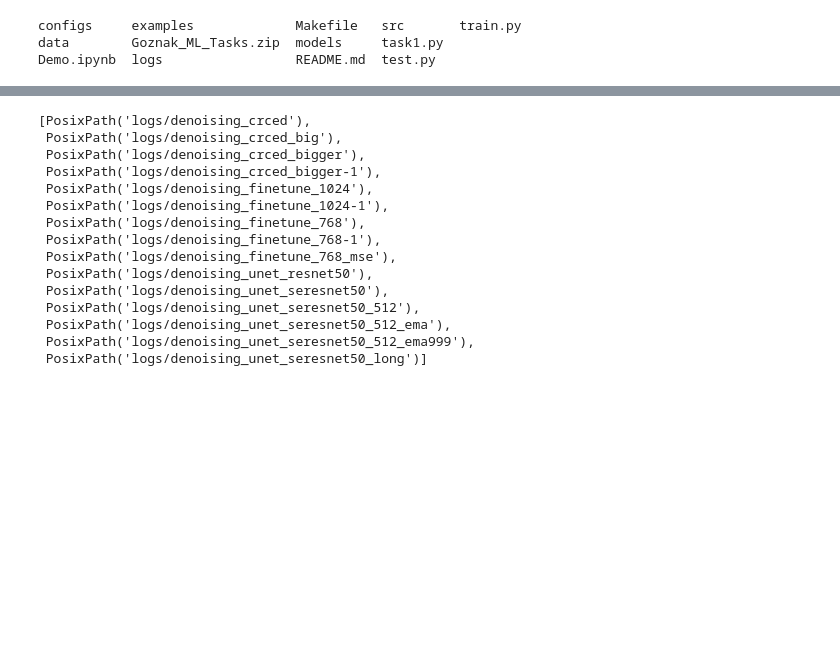
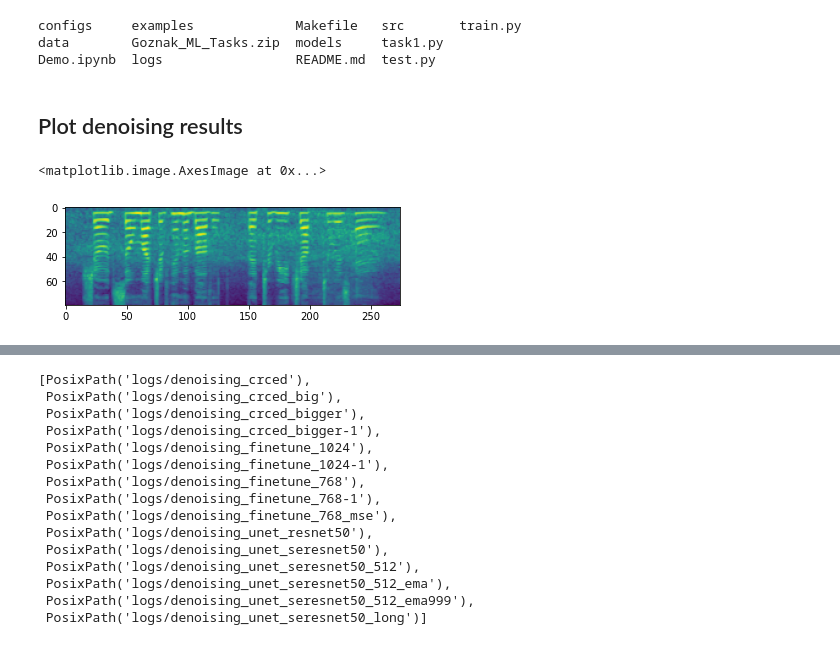
Before and after one commit to zakajd/audio-denoising, a Jupyter notebook: Demo.ipynb, the cells around one changed output, grey strips where cells are left out. Saved outputs shown, nothing was run; the diff lists cells and outputs as text; code cells hidden in the pictures; blank space fills up the shorter version.

```diff
--- a/Demo.ipynb
+++ b/Demo.ipynb
@@ -22,3 +13,21 @@ import yaml
 configs     examples             Makefile   src       train.py
 data        Goznak_ML_Tasks.zip  models     task1.py
 Demo.ipynb  logs                 README.md  test.py
+# %% [markdown]
+## Plot denoising results
+# %%
+root = pathlib.Path("examples")
+clean_files = sorted((root / "clean").glob("*.npy"))
+noisy_files = sorted((root / "noisy").glob("*.npy"))
+denoised_files = sorted((root / "denoised").glob("*.npy"))
+# %%
+IDX = 2
+clean = np.load(clean_files[IDX]).astype('float32')
+noisy = np.load(noisy_files[IDX]).astype('float32')
+denoised = np.load(denoised_files[IDX]).astype('float32')
+# %%
+clean.shape, clean.dtype, noisy.shape, noisy.dtype, denoised.shape, denoised.dtype
+plt.imshow(noisy.T)
+# %% [output]
+<matplotlib.image.AxesImage at 0x...>
+[figure, added]
```
Also changed, not shown: parts of 5 cells of this notebook, 39 other files.
